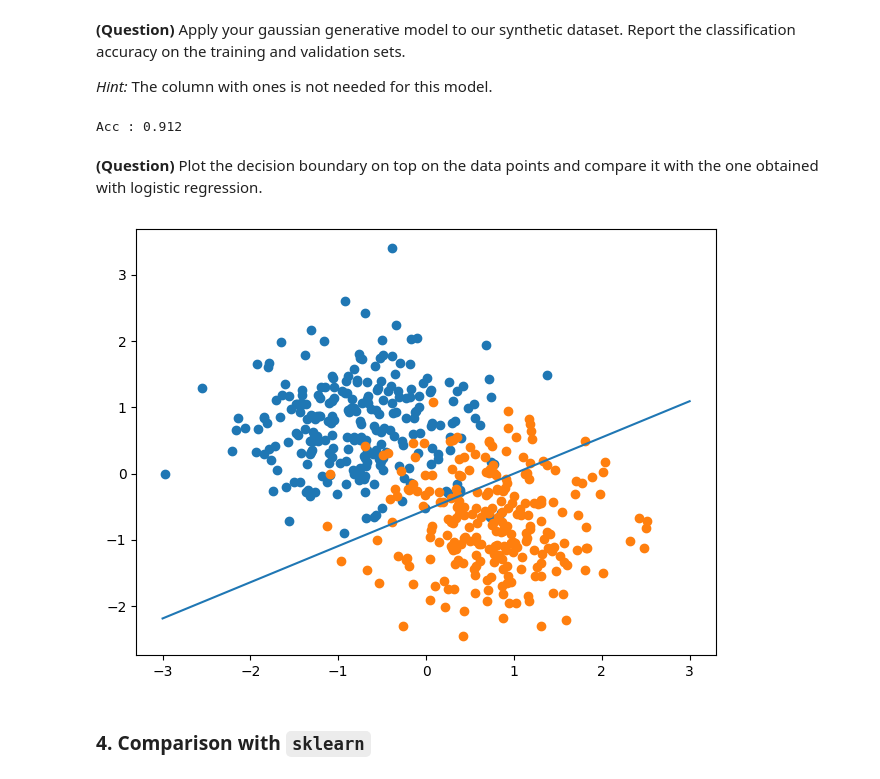
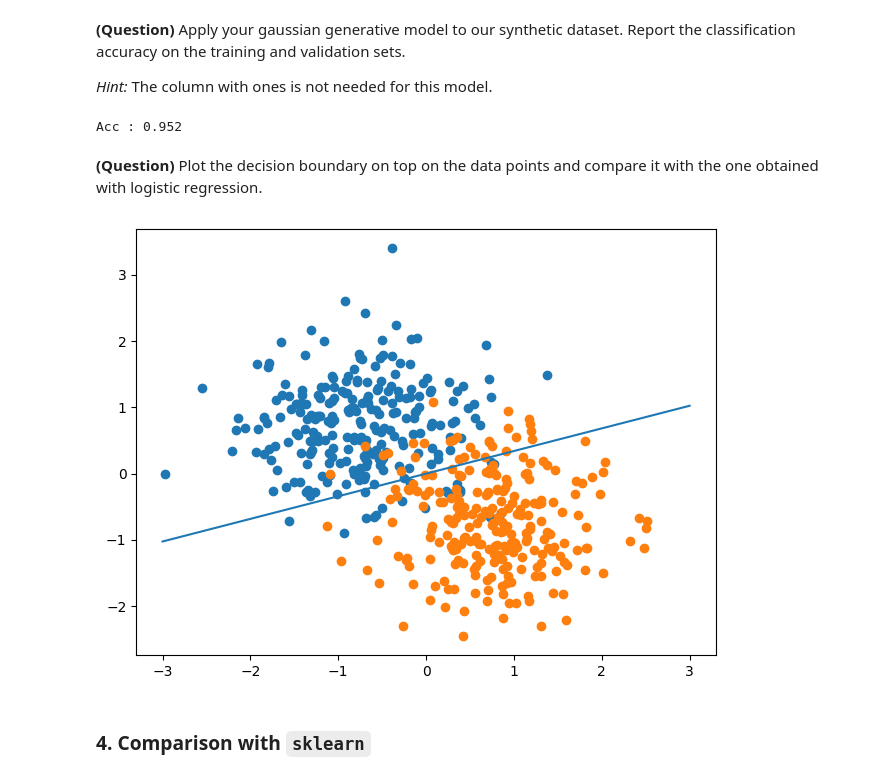
Before and after one commit to FaroukSoufary/IS318-Machine-Learning, a Jupyter notebook: ml-tp2-bflast.ipynb, the cells around one changed output. Cells and saved outputs as stored; diff of their text form; code cells hidden in the pictures.

```diff
--- a/ml-tp2-bflast.ipynb
+++ b/ml-tp2-bflast.ipynb
@@ -109,7 +111,7 @@ class LogisticRegression():
         self.learning_rate = learning_rate
         self.n_iters = n_iters
         self.loss_hist = []
-        self.w = np.zeros((3,1))
+        self.w = None
 
     def sigmoid(self, x):
         # YOUR CODE HERE
@@ -131,6 +133,7 @@ class LogisticRegression():
 
     def predict(self, X):
         # YOUR CODE HERE
+        # computes the array of probabilities
         return np.array([0 if elt < 0.5 else 1 for elt in self.sigmoid(X @ self.w)])
 # %% [markdown]
 **(Question)** Apply your logistic regression model with default arguments to our synthetic dataset. Report the classification accuracy on the training and validation sets.
@@ -185,17 +183,22 @@ Plot the evolution of the loss over the iterations for different learning rates.
 Comment the results.
 # %%
 # YOUR CODE HERE
-l_rates = [0.01,0.05,0.1,0.2,0.5,0.7,1]
-colors = ['b','r','g','brown','orange','c','black']
+l_rates = [0.01,0.05,0.1,0.2,0.5,0.7,1,50]
+colors = ['b','r','g','brown','orange','c','black','yellow','brown']
 x = np.linspace(0,1000,1000)
 loss_hists = []
+accs = []
 for i in range(len(l_rates)):
     model = LogisticRegression(learning_rate=l_rates[i])
     model.fit(X_train, y_train)
     loss_hists.append(model.loss_hist)
     plt.plot(x,model.loss_hist, color=colors[i], label=f'lr : {l_rates[i]}')
+    y_pred = model.predict(X_test)
+    accs.append(accuracy_score(y_test, y_pred))
 
 plt.title('Loss evolution with different learning rates')
 plt.legend()
 plt.show()
+
+plt.errorbar(l_rates[:-1], accs[:-1], fmt='o-')
 # %% [output]
@@ -203,9 +207,0 @@ plt.show()
-# %%
-
-best_model = LogisticRegression(learning_rate=0.001, n_iters=100)
-
-best_model.fit(X_train, y_train)
-
-y_pred_best = best_model.predict(X_test)
-
-print("Accuracy : ", accuracy_score(y_test, y_pred_best))
@@ -247,29 +245,31 @@ class GaussianGenerativeModel():
 # YOUR CODE HERE
 lda_model = GaussianGenerativeModel()
 
-lda_model.fit(X_train, y_train)
+X_train_nones, X_test_nones = X_train[:,1:], X_test[:,1:]
 
-y_pred_lda = lda_model.predict(X_test)
+lda_model.fit(X_train_nones, y_train)
+
+y_pred_lda = lda_model.predict(X_test_nones)
 
 print("Acc :", accuracy_score(y_test, y_pred_lda))
 # %% [output]
-Acc : 0.912
+Acc : 0.952
 # %% [markdown]
 **(Question)** Plot the decision boundary on top on the data points and compare it with the one obtained with logistic regression.
 # %%
 # YOUR CODE HERE
 w = lda_model.w
 
 x1 = np.linspace(-3,3,100)
 x2 = np.linspace(-3,3,100)
-y_ = w[0] + w[1]*x1 + w[2]*x2
+y_ = w[0]*x1 + w[1]*x2
 
-plt.plot(x1, y_)
+plt.plot(x1, y_,label="decision boundary")
 plt.scatter(X[:, 1][y == 0], X[:, 2][y == 0])
 plt.scatter(X[:, 1][y == 1], X[:, 2][y == 1])
 plt.tight_layout()
 # %% [output]
-[figure, old version]
+[figure, new version]
 # %% [markdown]
 ### 4. Comparison with `sklearn`
 # %% [markdown]
```
Also changed, not shown: parts of 14 cells of this notebook.
